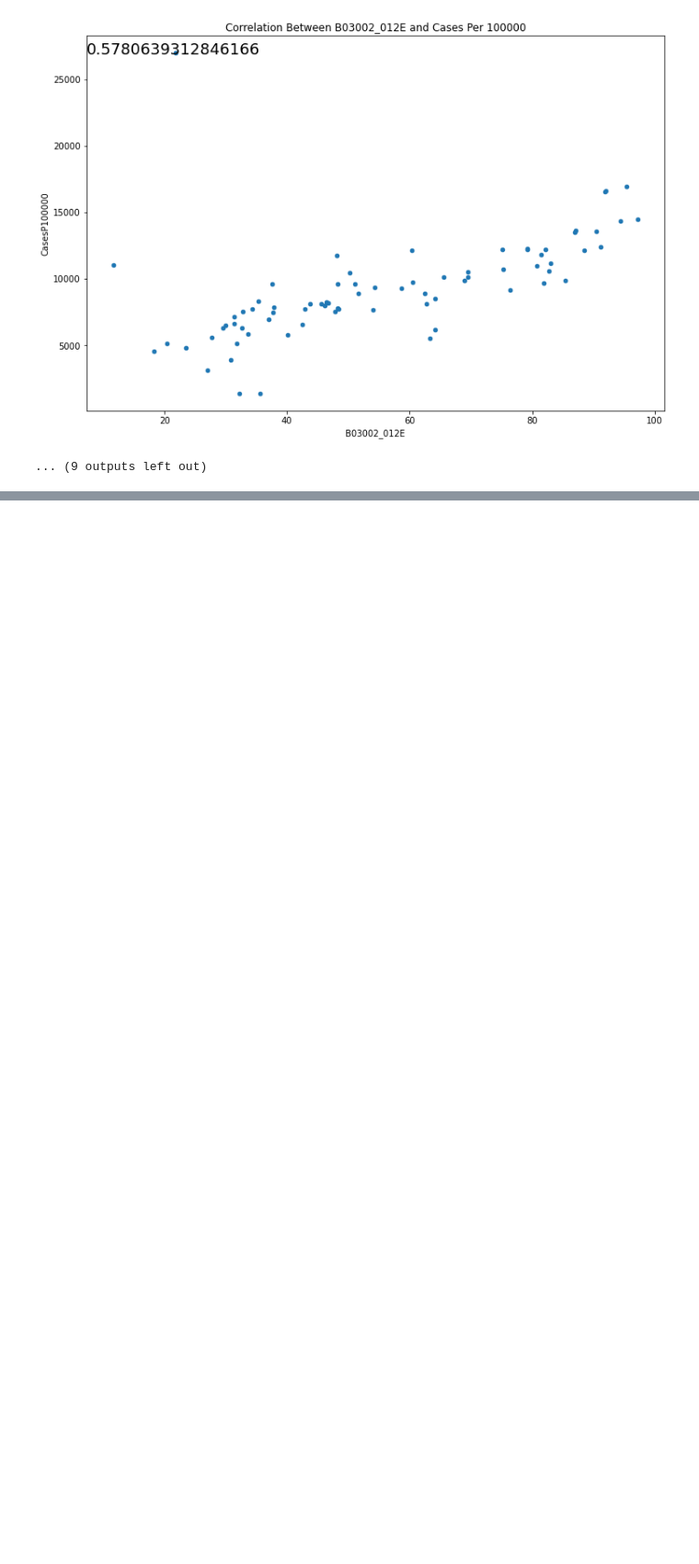
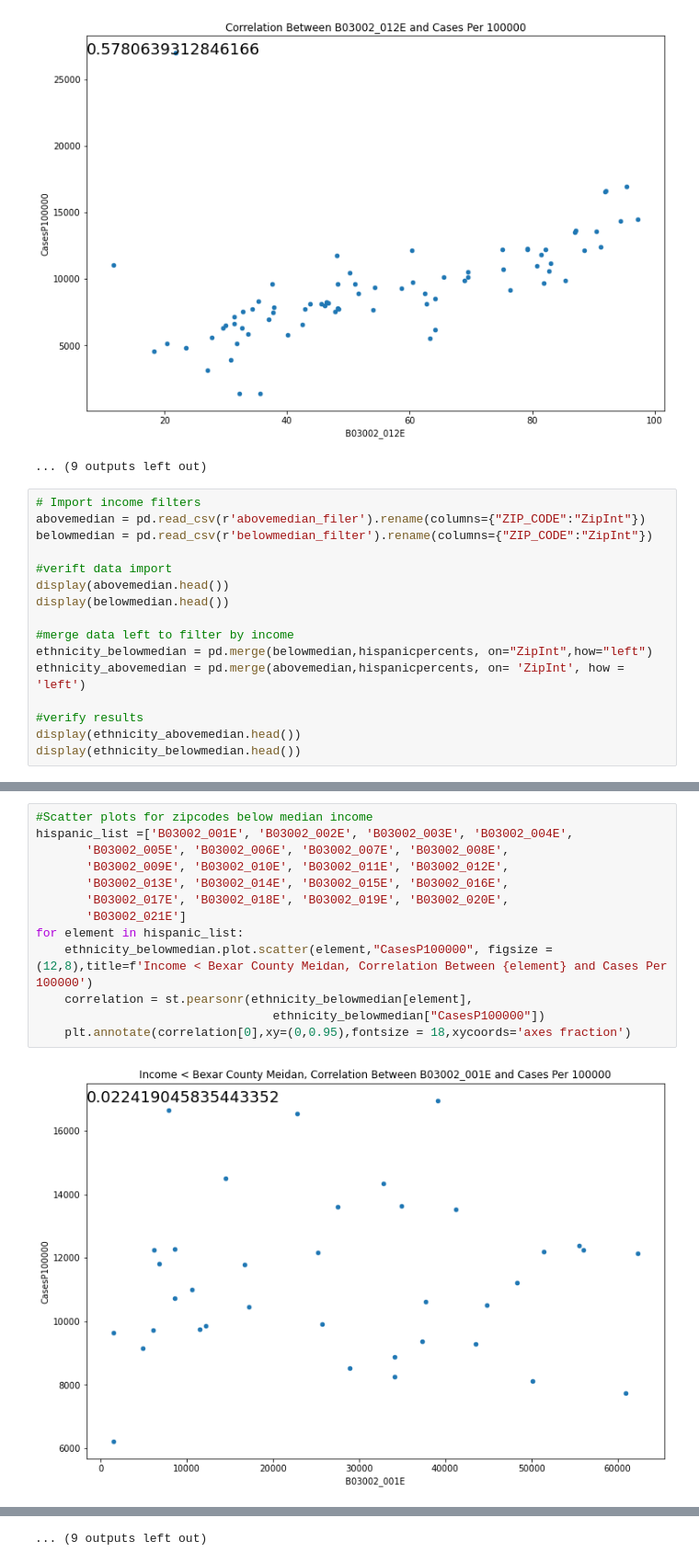
Before and after one commit to bakerv/COVID19, a Jupyter notebook: RaceCensusDataPull.ipynb, the cells around one changed output, grey strips where cells are left out. Shown at 92% size. Saved outputs shown, nothing was run; the diff lists cells and outputs as text; blank space fills up the shorter version.

```diff
--- a/RaceCensusDataPull.ipynb
+++ b/RaceCensusDataPull.ipynb
@@ -444,3 +455,19 @@ for element in hispanic_list:
 [figure]
 [figure]
 ... (9 outputs left out)
+# %%
+# Import income filters
+abovemedian = pd.read_csv(r'abovemedian_filer').rename(columns={"ZIP_CODE":"ZipInt"})
+belowmedian = pd.read_csv(r'belowmedian_filter').rename(columns={"ZIP_CODE":"ZipInt"})
+
+#verift data import
+display(abovemedian.head())
+display(belowmedian.head())
+
+#merge data left to filter by income
+ethnicity_belowmedian = pd.merge(belowmedian,hispanicpercents, on="ZipInt",how="left")
+ethnicity_abovemedian = pd.merge(abovemedian,hispanicpercents, on= 'ZipInt', how = 'left')
+
+#verify results
+display(ethnicity_abovemedian.head())
+display(ethnicity_belowmedian.head())
@@ -446,0 +501,15 @@ for element in hispanic_list:
+# %%
+#Scatter plots for zipcodes below median income
+hispanic_list =['B03002_001E', 'B03002_002E', 'B03002_003E', 'B03002_004E',
+       'B03002_005E', 'B03002_006E', 'B03002_007E', 'B03002_008E',
+       'B03002_009E', 'B03002_010E', 'B03002_011E', 'B03002_012E',
+       'B03002_013E', 'B03002_014E', 'B03002_015E', 'B03002_016E',
+       'B03002_017E', 'B03002_018E', 'B03002_019E', 'B03002_020E',
+       'B03002_021E']
+for element in hispanic_list:
+    ethnicity_belowmedian.plot.scatter(element,"CasesP100000", figsize = (12,8),title=f'Income < Bexar County Meidan, Correlation Between {element} and Cases Per 100000')
+    correlation = st.pearsonr(ethnicity_belowmedian[element],
+                                 ethnicity_belowmedian["CasesP100000"])
+    plt.annotate(correlation[0],xy=(0,0.95),fontsize = 18,xycoords='axes fraction')
+# %% [output]
+[figure, added]
@@ -446,0 +527 @@ for element in hispanic_list:
+... (9 outputs left out)
```
Also changed, not shown: parts of 7 cells of this notebook.
